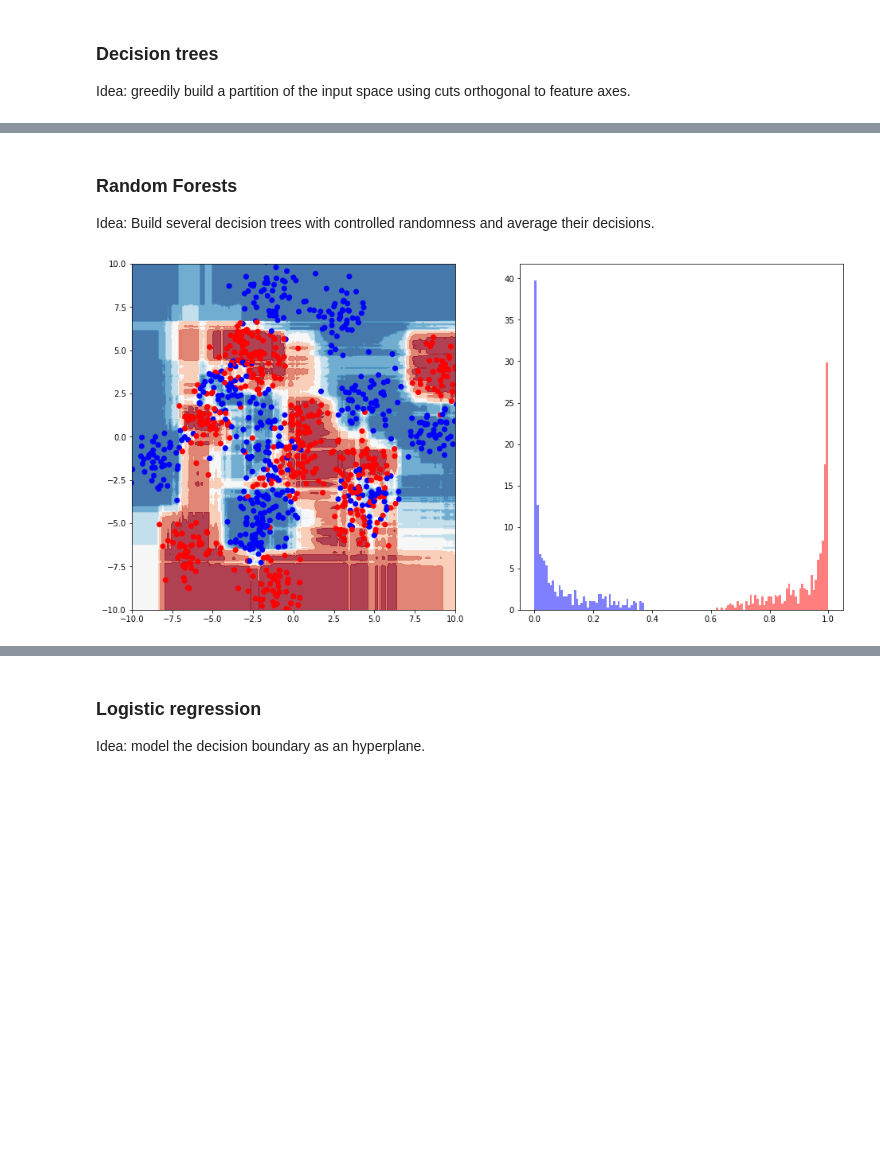
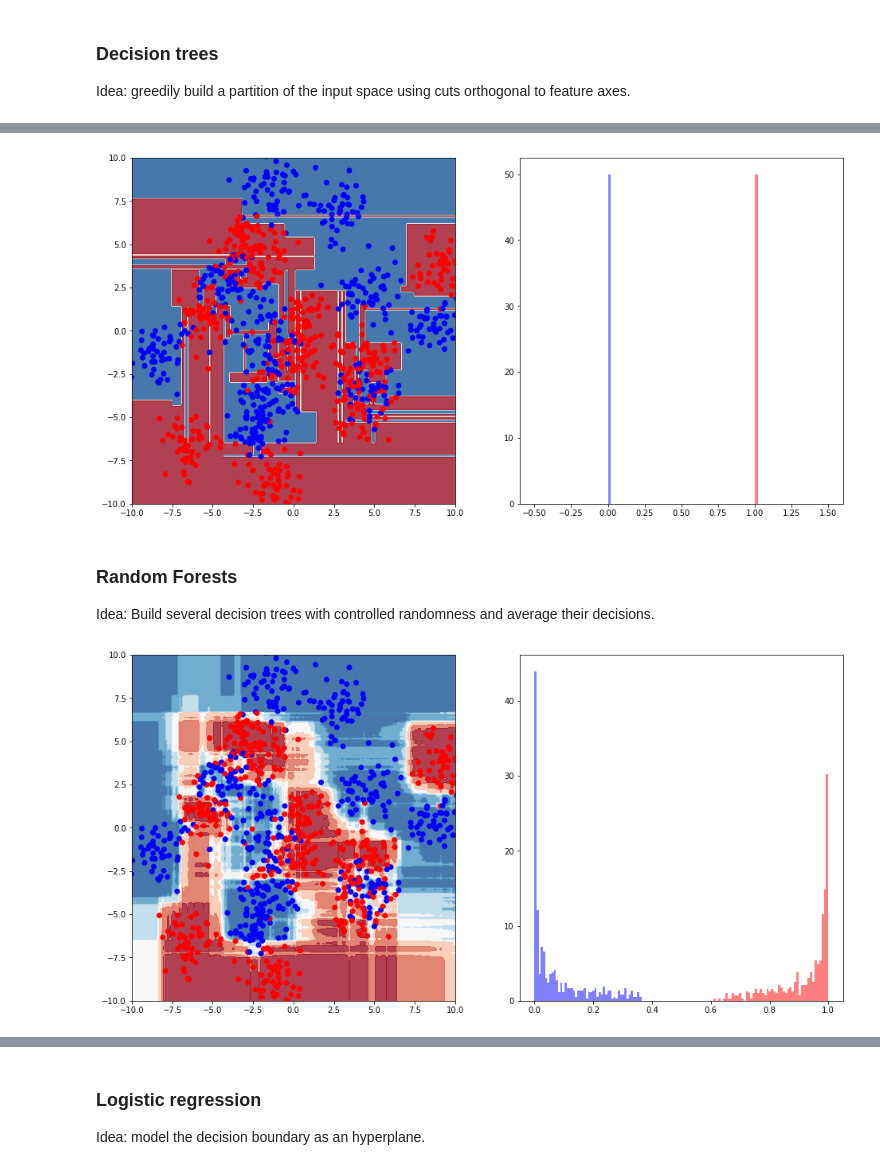
Before and after one commit to ianozsvald/tutorials-scikit-learn, a Jupyter notebook: 1. An introduction to Machine Learning with Scikit-Learn.ipynb, the cells around one changed output, grey strips where cells are left out. Cells and saved outputs as stored; diff of their text form; code cells hidden in the pictures; blank space fills up the shorter version.

```diff
--- a/1. An introduction to Machine Learning with Scikit-Learn.ipynb
+++ b/1. An introduction to Machine Learning with Scikit-Learn.ipynb
@@ -298,3 +298,13 @@ plot_clf(clf, X, y)
+# %%
+from tutorial import plot_clf
+from sklearn.tree import DecisionTreeClassifier
+clf = DecisionTreeClassifier(max_depth=50)
+# STUDENTS try max_depth 2, 5, 10, 50, None
+# what's happening? is it "more right"?
+clf.fit(X, y)
+plot_clf(clf, X, y)
+# %% [output]
+[figure, added]
 # %% [markdown]
 ### Random Forests
 
@@ -302,9 +312,7 @@ Idea: Build several decision trees with controlled randomness and average their
 # %%
 from sklearn.ensemble import RandomForestClassifier
 clf = RandomForestClassifier(n_estimators=500)
-# from sklearn.ensemble import ExtraTreesClassifier
-# clf = ExtraTreesClassifier(n_estimators=500)
 clf.fit(X, y)
 plot_clf(clf, X, y)
 # %% [output]
-[figure, old version]
+[figure, new version]
```
Also changed, not shown: parts of 12 cells of this notebook, 1 other file.
